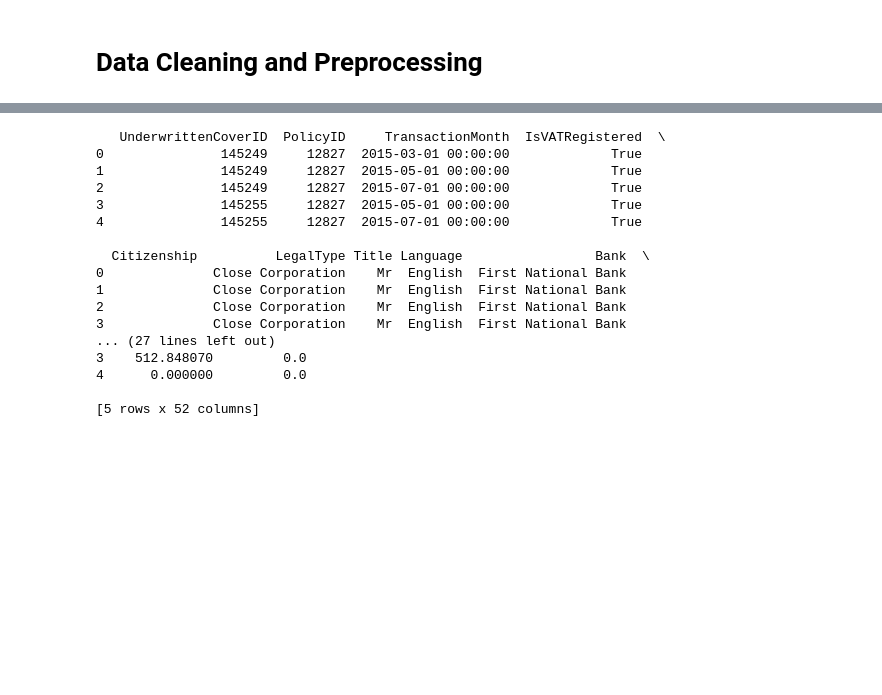
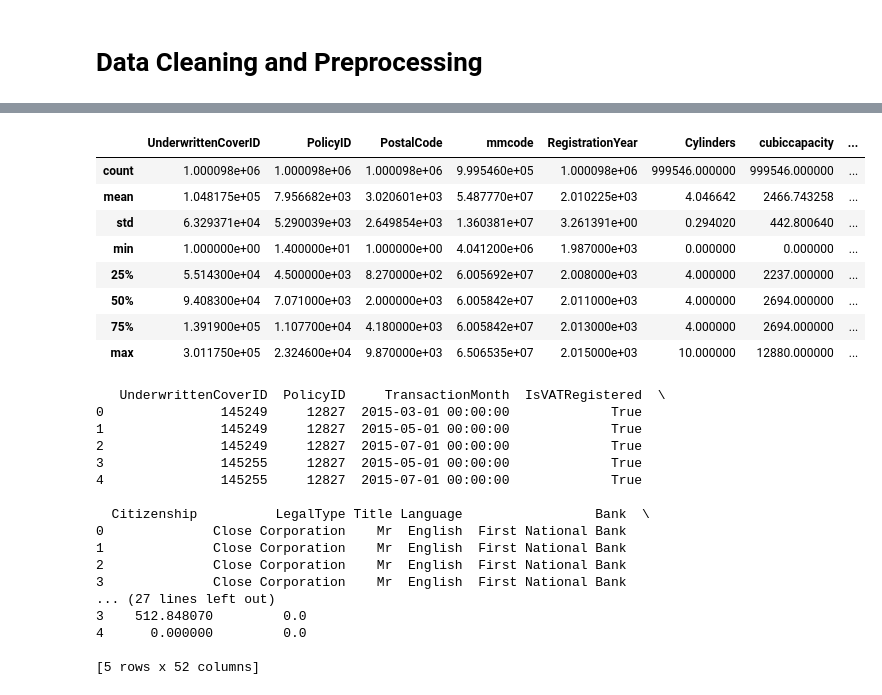
Before and after one commit to eliasgirmah/week_three, a Jupyter notebook: notebooks/DataCleaningandPreprocessing.ipynb, the cells around one changed output, grey strips where cells are left out. Saved outputs shown, nothing was run; the diff lists cells and outputs as text; code cells hidden in the pictures; blank space fills up the shorter version.

```diff
--- a/notebooks/DataCleaningandPreprocessing.ipynb
+++ b/notebooks/DataCleaningandPreprocessing.ipynb
@@ -34,0 +16,4 @@ df = pd.read_csv('MachineLearningRating_v3.txt', delimiter='|', dtype=dtype_spec
+# %%
+wr.filterwarnings('ignore')
+df = pd.read_csv('MachineLearningRating_v3.txt', delimiter='|')  # Adjust delimiter if needed
+print(df.head())  # Preview first few rows of the data
@@ -35 +66,14 @@ df = pd.read_csv('MachineLearningRating_v3.txt', delimiter='|', dtype=dtype_spec
+# %%
+# describing the data
+df.describe()
+# %% [output]
+|  | UnderwrittenCoverID | PolicyID | PostalCode | mmcode | RegistrationYear | Cylinders | cubiccapacity | ... |
+| count | 1.000098e+06 | 1.000098e+06 | 1.000098e+06 | 9.995460e+05 | 1.000098e+06 | 999546.000000 | 999546.000000 | ... |
+| mean | 1.048175e+05 | 7.956682e+03 | 3.020601e+03 | 5.487770e+07 | 2.010225e+03 | 4.046642 | 2466.743258 | ... |
+| std | 6.329371e+04 | 5.290039e+03 | 2.649854e+03 | 1.360381e+07 | 3.261391e+00 | 0.294020 | 442.800640 | ... |
+| min | 1.000000e+00 | 1.400000e+01 | 1.000000e+00 | 4.041200e+06 | 1.987000e+03 | 0.000000 | 0.000000 | ... |
+| 25% | 5.514300e+04 | 4.500000e+03 | 8.270000e+02 | 6.005692e+07 | 2.008000e+03 | 4.000000 | 2237.000000 | ... |
+| 50% | 9.408300e+04 | 7.071000e+03 | 2.000000e+03 | 6.005842e+07 | 2.011000e+03 | 4.000000 | 2694.000000 | ... |
+| 75% | 1.391900e+05 | 1.107700e+04 | 4.180000e+03 | 6.005842e+07 | 2.013000e+03 | 4.000000 | 2694.000000 | ... |
+| max | 3.011750e+05 | 2.324600e+04 | 9.870000e+03 | 6.506535e+07 | 2.015000e+03 | 10.000000 | 12880.000000 | ... |
 # %%
```
Also changed, not shown: parts of 28 cells of this notebook, 7 other files.
